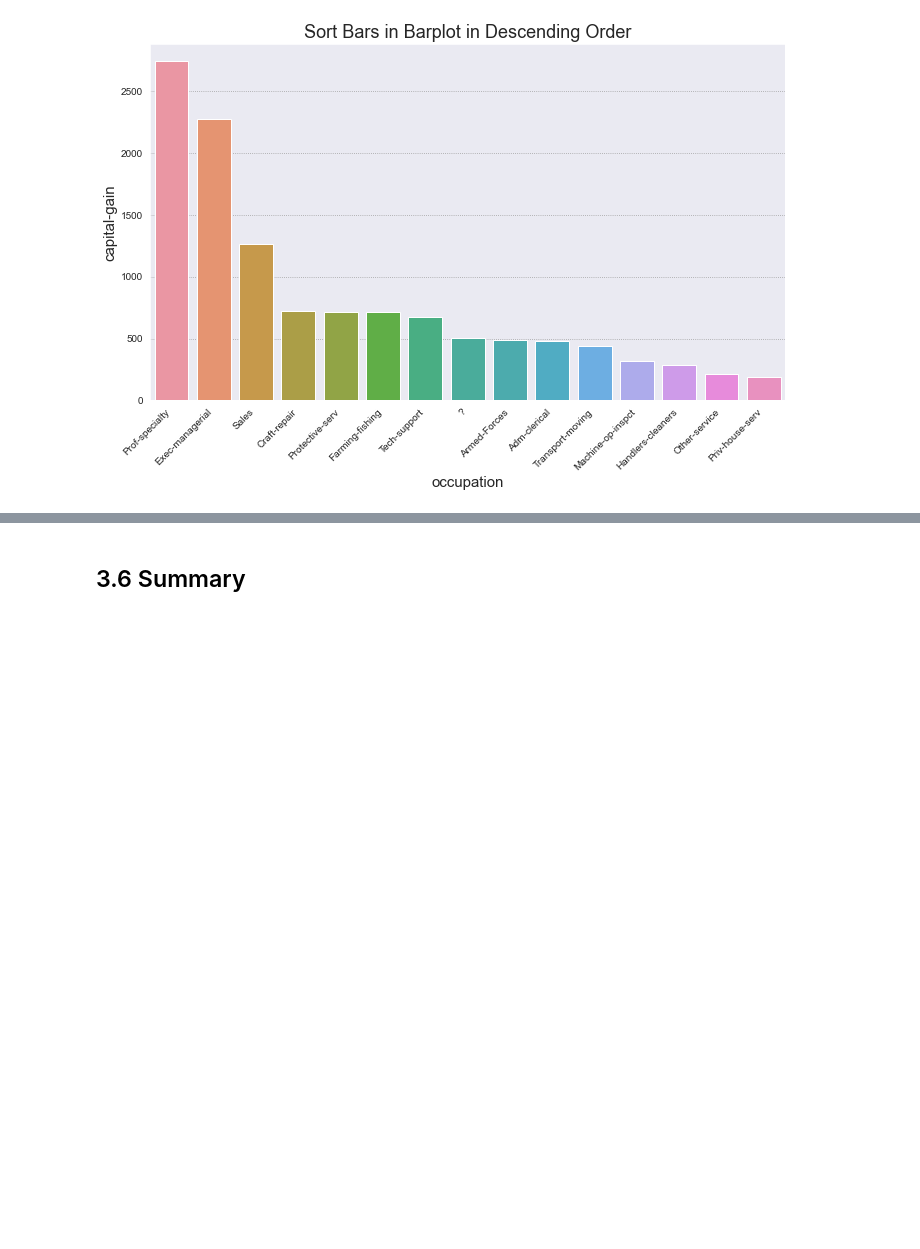
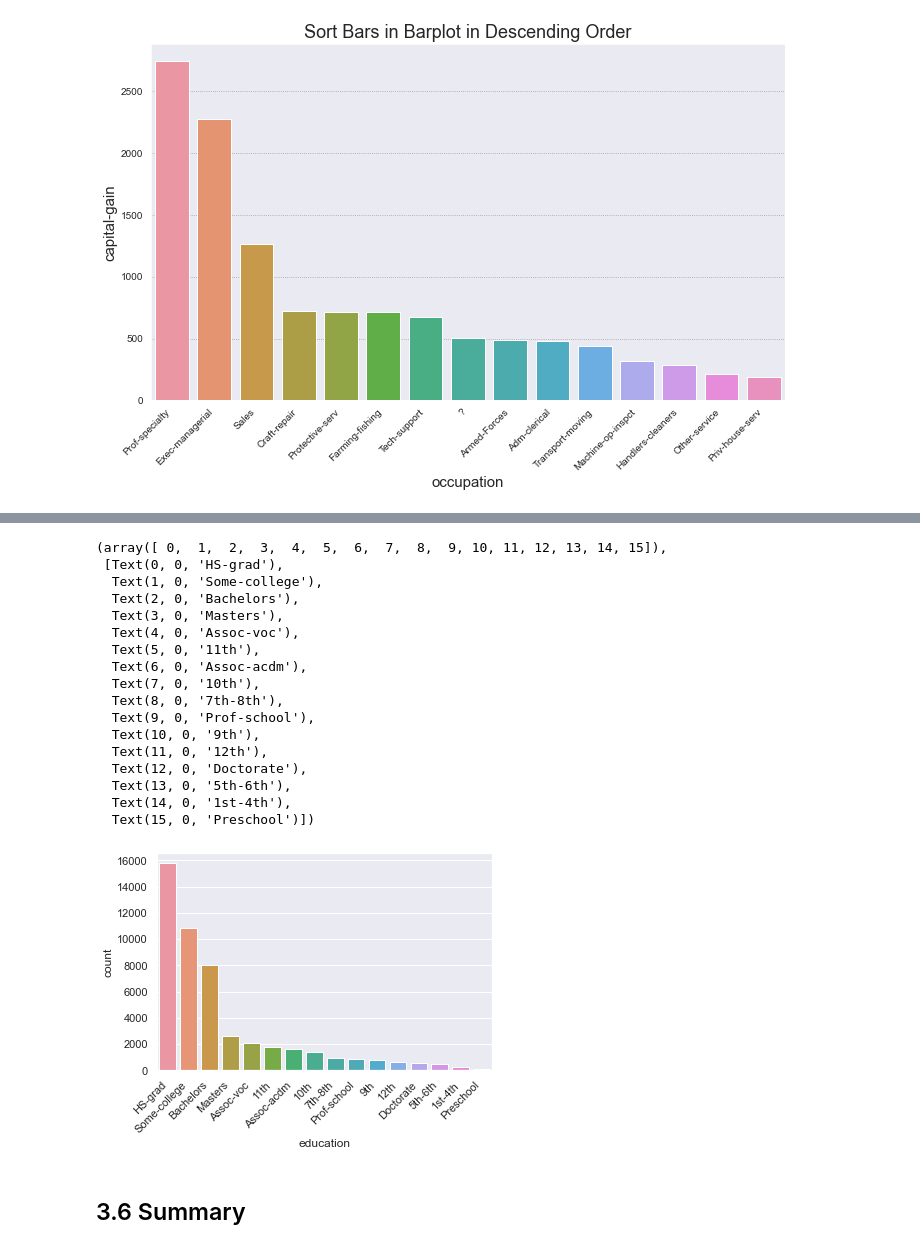
Before and after one commit to pauljacob/mini_projects, a Jupyter notebook: casfad_adult_income/03_Exploratory_Data_Analysis/03_exploratory_data_analysis_bar_chart.ipynb, the cells around one changed output, grey strips where cells are left out. Drawn from its saved outputs; the diff is of its cells as text; code cells hidden in the pictures; blank space fills up the shorter version.

Commit message:
bar plot clean up

```diff
--- a/casfad_adult_income/03_Exploratory_Data_Analysis/03_exploratory_data_analysis_bar_chart.ipynb
+++ b/casfad_adult_income/03_Exploratory_Data_Analysis/03_exploratory_data_analysis_bar_chart.ipynb
@@ -315,2 +340,35 @@ plt.savefig("sort_bars_in_barplot_descending_order_Seaborn_Python3.png", dpi=100
+# %%
+import seaborn as sns
+
+sns.set_theme(style="darkgrid")
+
+titanic = df_adult
+
+ax = sns.countplot(x="education",
+                   data=titanic,
+                   order = titanic['education'].value_counts().index)
+
+plt.tick_params(axis='x', rotation=45)
+
+plt.xticks(ha="right")
+# %% [output]
+(array([ 0,  1,  2,  3,  4,  5,  6,  7,  8,  9, 10, 11, 12, 13, 14, 15]),
+ [Text(0, 0, 'HS-grad'),
+  Text(1, 0, 'Some-college'),
+  Text(2, 0, 'Bachelors'),
+  Text(3, 0, 'Masters'),
+  Text(4, 0, 'Assoc-voc'),
+  Text(5, 0, '11th'),
+  Text(6, 0, 'Assoc-acdm'),
+  Text(7, 0, '10th'),
+  Text(8, 0, '7th-8th'),
+  Text(9, 0, 'Prof-school'),
+  Text(10, 0, '9th'),
+  Text(11, 0, '12th'),
+  Text(12, 0, 'Doctorate'),
+  Text(13, 0, '5th-6th'),
+  Text(14, 0, '1st-4th'),
+  Text(15, 0, 'Preschool')])
+[figure, added]
 # %% [markdown]
 ## 3.6 Summary<a id='3.6_Summary'></a>
```
Also changed, not shown: parts of 3 cells of this notebook, 4 other files.
